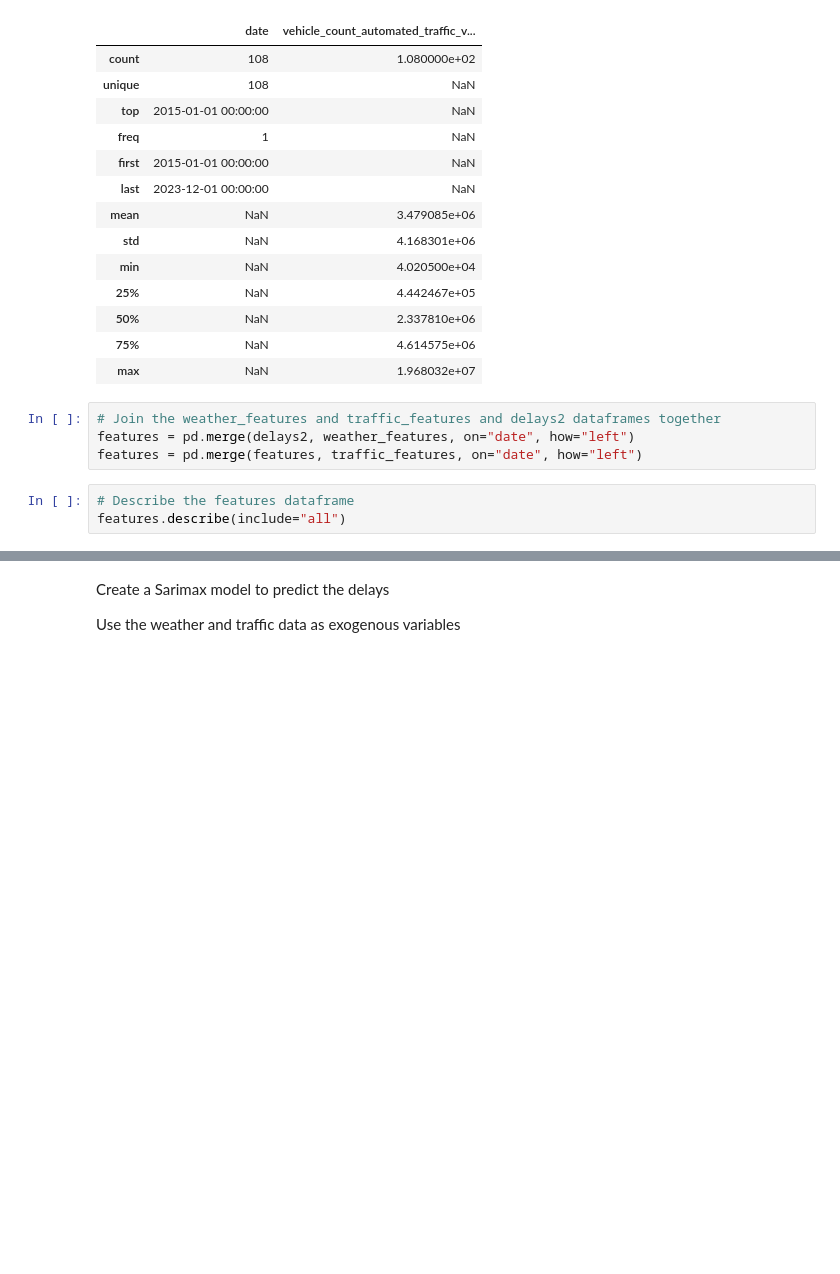
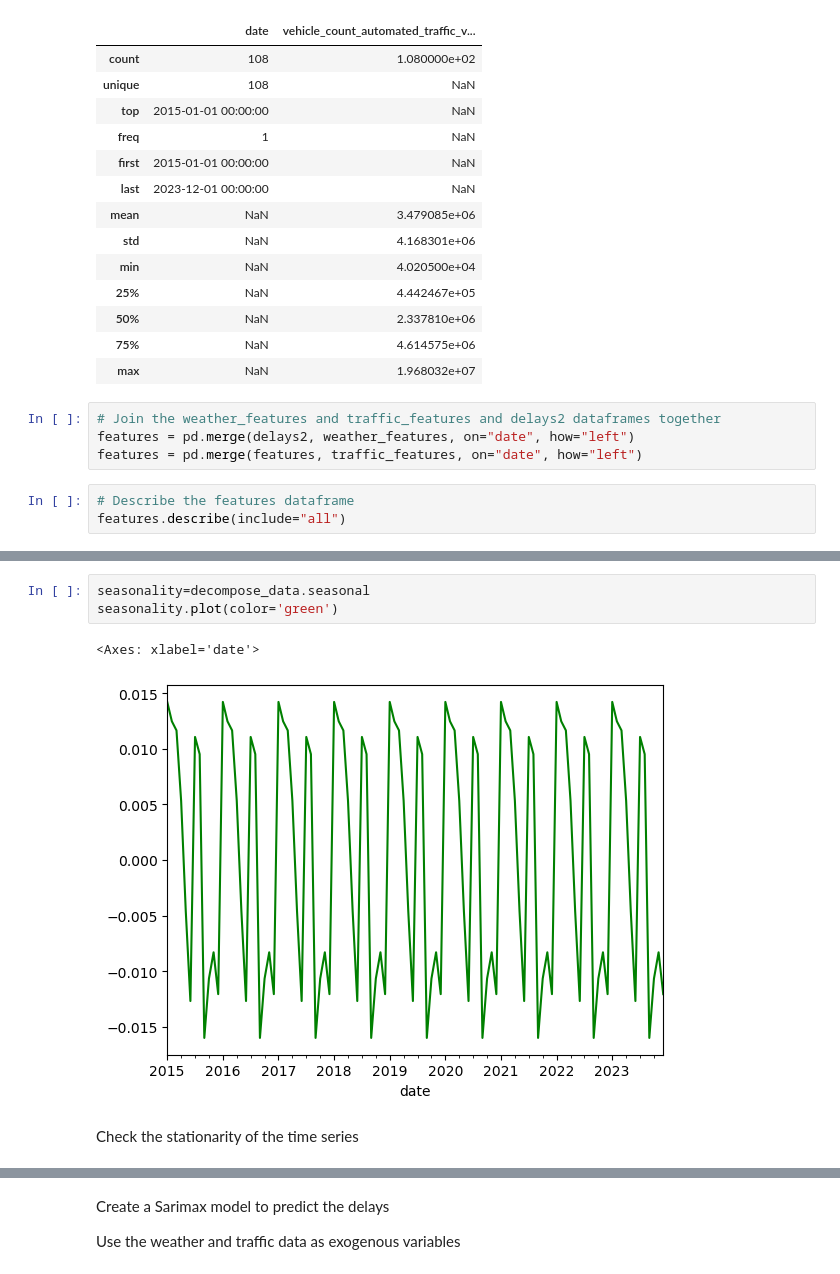
Before and after one commit to paulr28/Msc_Capstone, a Jupyter notebook: Data_Collection.ipynb, the cells around one changed output, grey strips where cells are left out. Drawn from its saved outputs; the diff is of its cells as text; blank space fills up the shorter version.

```diff
--- a/Data_Collection.ipynb
+++ b/Data_Collection.ipynb
@@ -1072,0 +1102,8 @@ features.describe(include="all")
+# %%
+seasonality=decompose_data.seasonal
+seasonality.plot(color='green')
+# %% [output]
+<Axes: xlabel='date'>
+[figure, added]
+# %% [markdown]
+Check the stationarity of the time series
```
Also changed, not shown: parts of 39 cells of this notebook.
